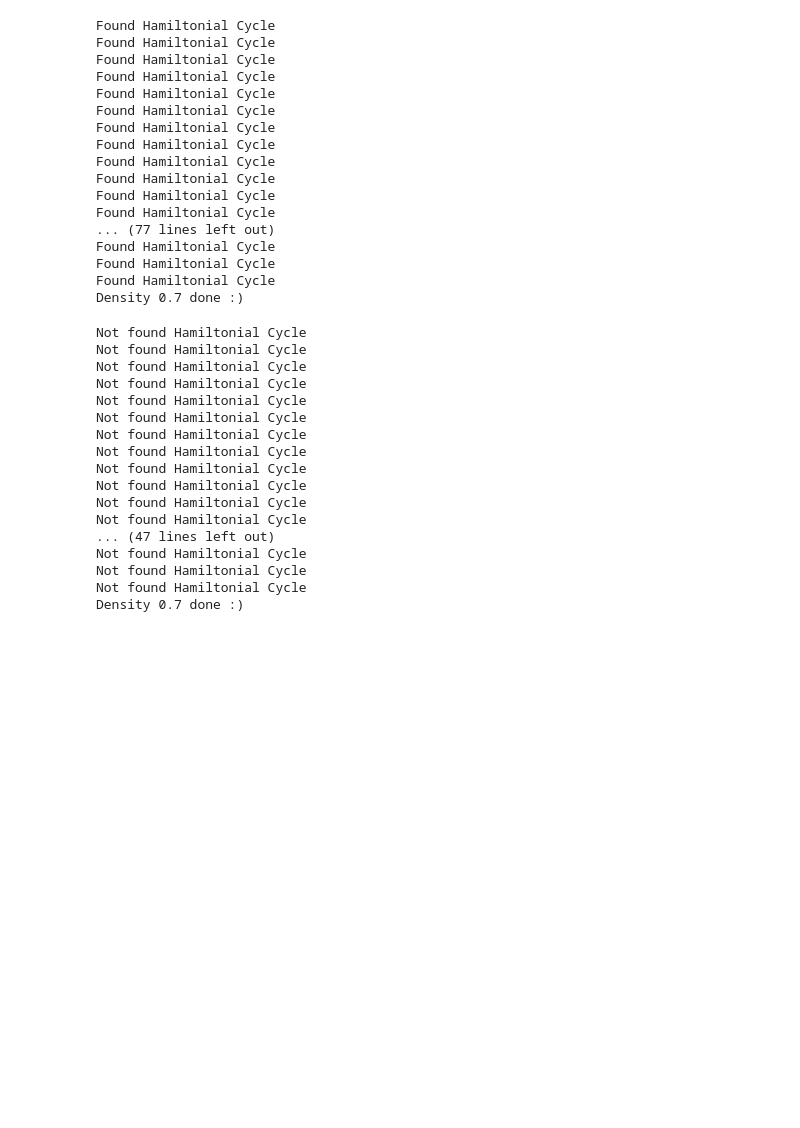
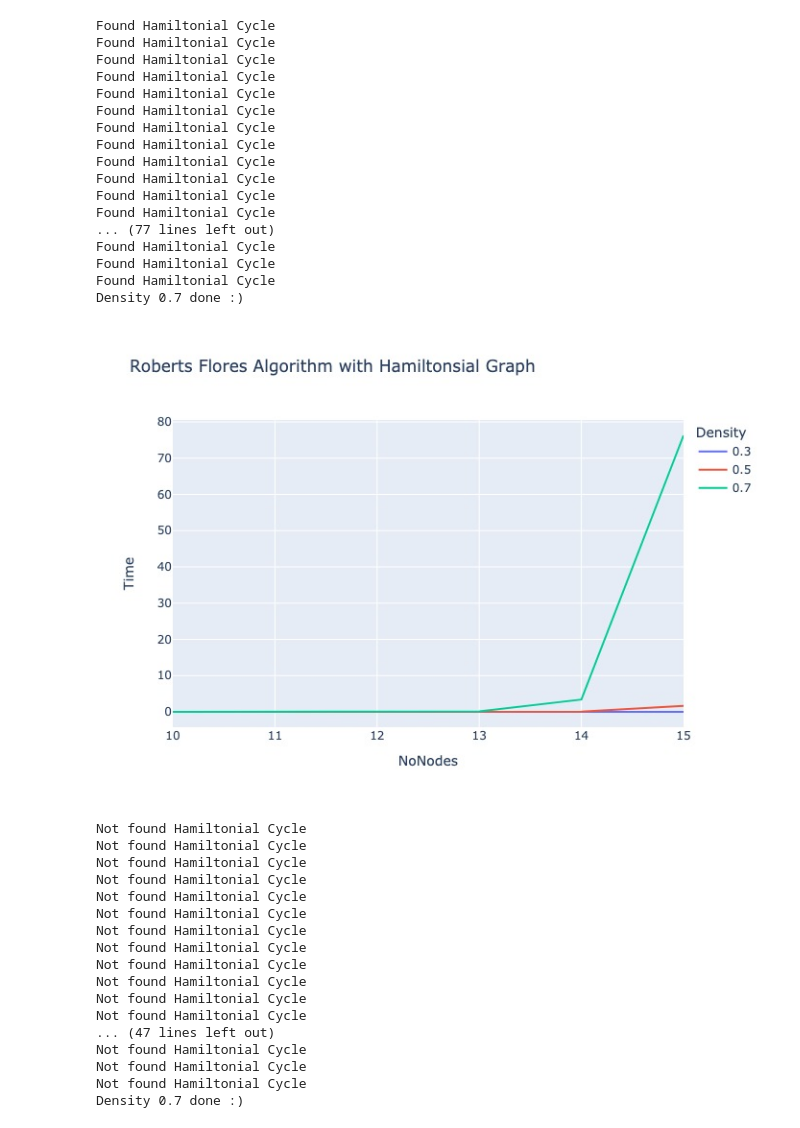
Before and after one commit to adamtms/algorithms_and_data_structures, a Jupyter notebook: Project4/report.ipynb, the cells around one changed output. Drawn from its saved outputs; the diff is of its cells as text; code cells hidden in the pictures; blank space fills up the shorter version.

```diff
--- a/Project4/report.ipynb
+++ b/Project4/report.ipynb
@@ -133,7 +145,12 @@ Found Hamiltonial Cycle
 Found Hamiltonial Cycle
 Density 0.7 done :)
 # %%
-showGraph(df, title="Roberts Flores Algorithm with Hamiltonsial Graph", xLabel="NoNodes")
+title = "Roberts Flores Algorithm with Hamiltonsial Graph"
+path = f"graphs/{title}.jpg"
+showGraph(df, path, title, xLabel="NoNodes")
+display.Image(path)
+# %% [output]
+[figure, added]
 # %%
 sizes = [10, 11, 12, 13]
 df = performExpreriments(robertsFlores, generateGraphWithoutECandHC, sizes, densities)
```
Also changed, not shown: parts of 6 cells of this notebook, 3 other files.
